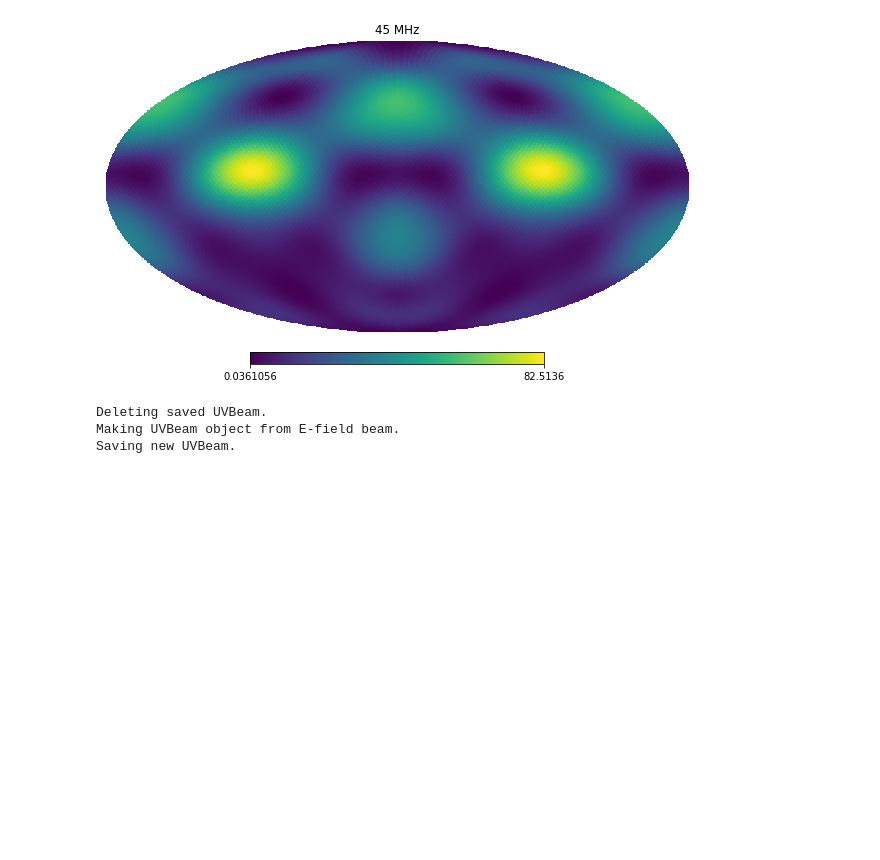
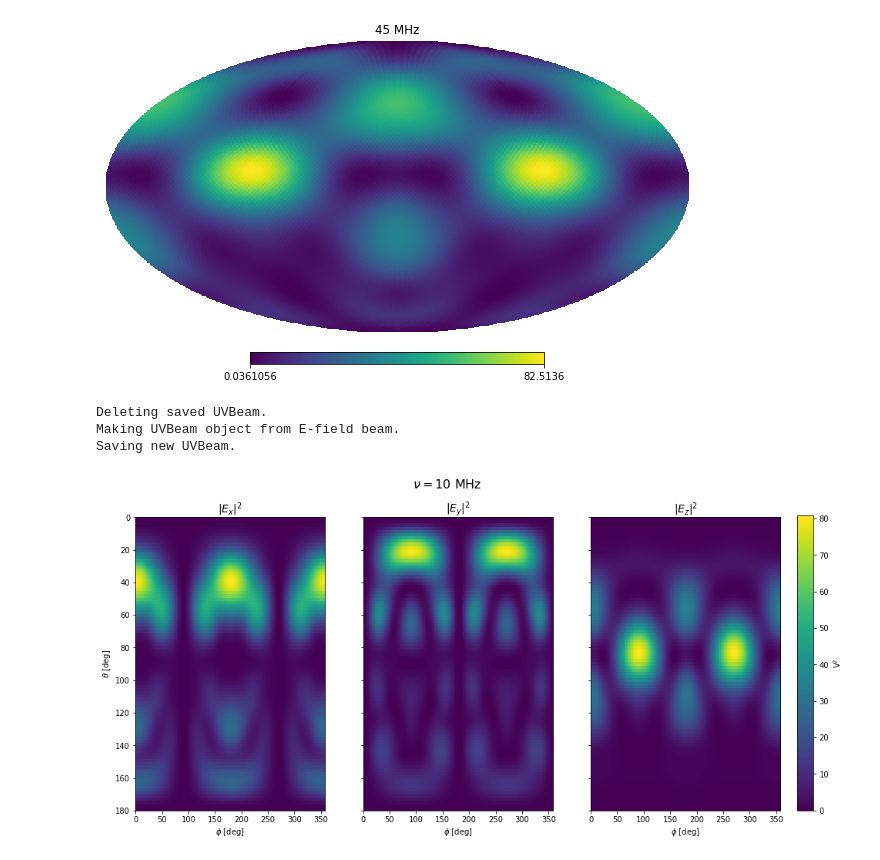
Before and after one commit to christianhbye/lusee_sky_simulations, a Jupyter notebook: notebooks/visualize_beams.ipynb, the cells around one changed output. Cells and saved outputs as stored; diff of their text form; code cells hidden in the pictures; blank space fills up the shorter version.

Commit message:
show plots for Efield beam

```diff
--- a/notebooks/visualize_beams.ipynb
+++ b/notebooks/visualize_beams.ipynb
@@ -98,26 +98,47 @@ find = np.argmin(np.abs(uvb.freq_array[0] - freq))
 hp.mollview(uvb.data_array[0, 0, 0, find], title="{:.0f} MHz".format(uvb.freq_array[0, find]/1e6))
 # %% [output]
 [figure]
-# %%
-uvb_path = "../luseesky/uvbeams/003/"
-uvb_fname = fname[:-len(".fits")] + ".uvbeam"
-
-OVERWRITE = True
-
-if OVERWRITE:
-    try:
-        print("Deleting saved UVBeam.")
-        Path(uvb_path + uvb_fname).unlink()
-    except (FileNotFoundError):
-        pass
-    uvb = beam.to_uvbeam(verbose=True)
-    print("Saving new UVBeam.")
-    uvb.write_beamfits(uvb_path + uvb_fname, clobber=True)
-else:
-    print("Reading saved UVBeam.")
-    uvb = uvbeam.UVBeam()
-    uvb.read_beamfits(uvb_path + uvb_fname)
-# %% [output]
-Deleting saved UVBeam.
-Making UVBeam object from E-field beam.
-Saving new UVBeam.
+# %%
+uvb_path = "../luseesky/uvbeams/003/"
+uvb_fname = fname[:-len(".fits")] + ".uvbeam"
+
+OVERWRITE = True
+
+if OVERWRITE:
+    try:
+        print("Deleting saved UVBeam.")
+        Path(uvb_path + uvb_fname).unlink()
+    except (FileNotFoundError):
+        pass
+    uvb = beam.to_uvbeam(verbose=True)
+    print("Saving new UVBeam.")
+    uvb.write_beamfits(uvb_path + uvb_fname, clobber=True)
+else:
+    print("Reading saved UVBeam.")
+    uvb = uvbeam.UVBeam()
+    uvb.read_beamfits(uvb_path + uvb_fname)
+# %% [output]
+Deleting saved UVBeam.
+Making UVBeam object from E-field beam.
+Saving new UVBeam.
+# %%
+freq = 45e6
+find = np.argmin(np.abs(uvb.freq_array[0] - freq))
+
+left, right = np.degrees(uvb.axis1_array).min(), np.degrees(uvb.axis1_array).max()
+top, bottom = np.degrees(uvb.axis2_array).min(), np.degrees(uvb.axis2_array).max()
+extent = [left, right, bottom, top]
+components = ["$|E_x|^2$", "$|E_y|^2$", "$|E_z|^2$"]
+fig, axs = plt.subplots(figsize=(15,7), ncols=3, sharex=True, sharey=True)
+for i, ax in enumerate(axs):
+    im = ax.imshow(np.abs(uvb.data_array[i, 0, 0, find])**2, interpolation="none", aspect="auto", extent=extent)
+    ax.set_xlabel("$\\phi$ [deg]")
+    if i == 0:
+        ax.set_ylabel("$\\theta$ [deg]")
+    ax.set_title(components[i], fontsize=14)
+cax=fig.add_axes([0.92, 0.125, .02, .76])
+plt.colorbar(im, cax, label="$\\rm{V}^2$")
+plt.suptitle('$\\nu={:.0f}$ MHz'.format(uvb.freq_array[0, FREQ_IND]/1e6), fontsize=16)
+plt.show()
+# %% [output]
+[figure, added]
```
Also changed, not shown: parts of 2 cells of this notebook.
